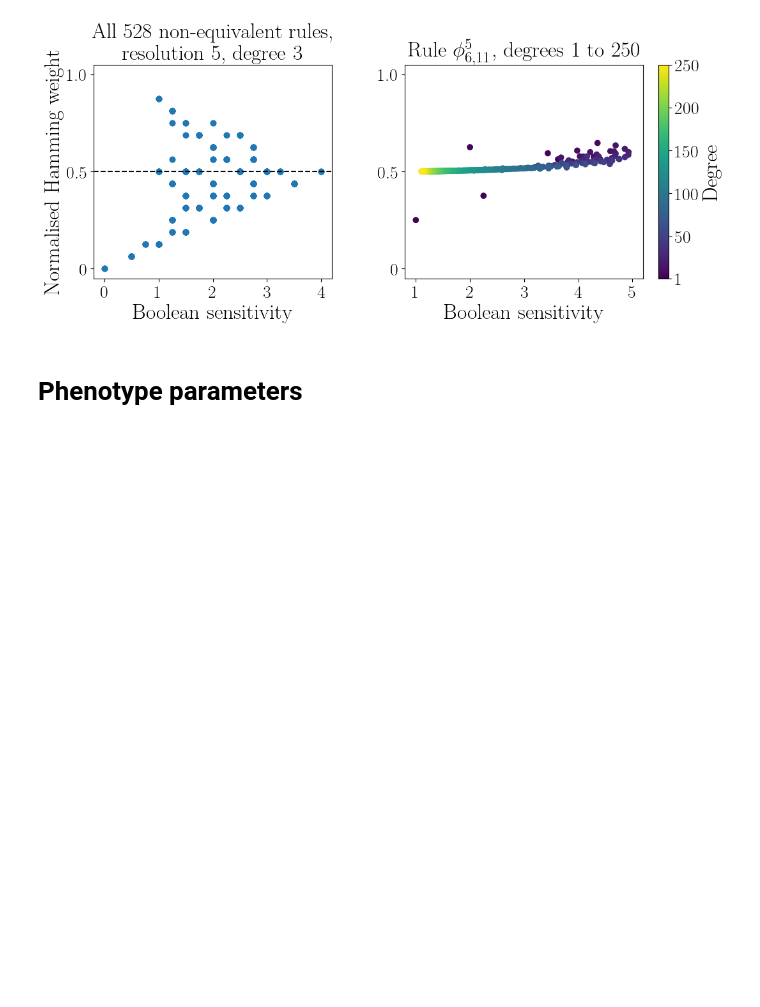
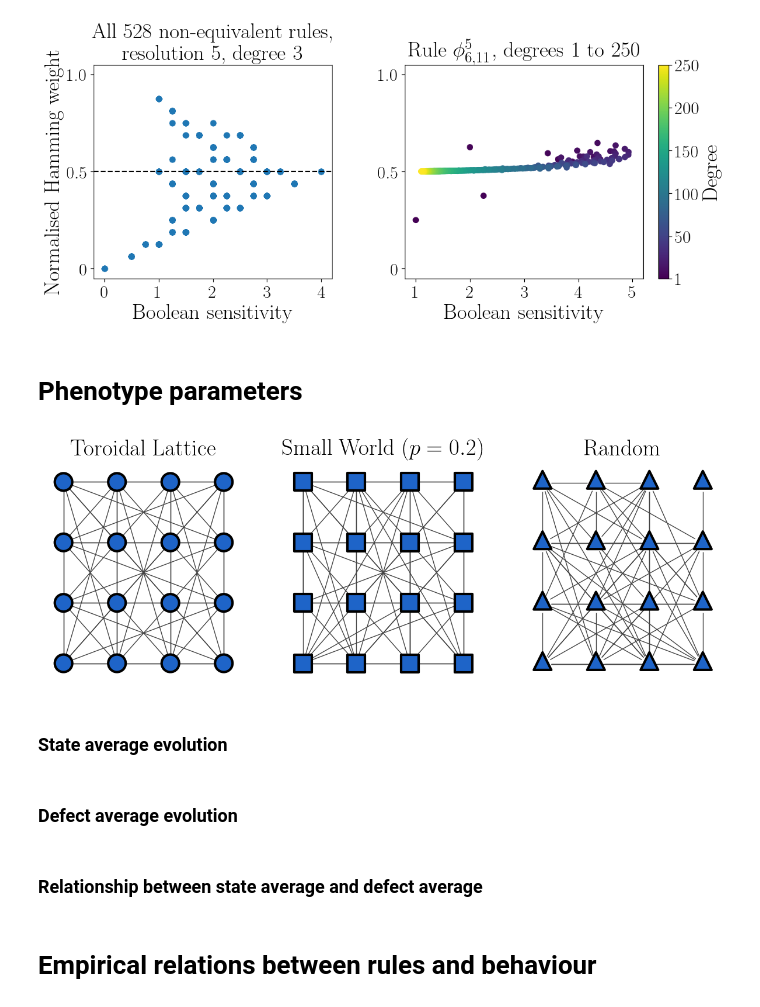
Before and after one commit to mrollier/network_automata_robustness, a Jupyter notebook: manuscript/essential-metrics_figures.ipynb, the cells around one changed output. Cells and saved outputs as stored; diff of their text form; code cells hidden in the pictures; blank space fills up the shorter version.

Commit message:
Nice exploration of different LLCAs on three different topologies

```diff
--- a/manuscript/characterisation-generate_figures.ipynb
+++ b/manuscript/essential-metrics_figures.ipynb
@@ -654,3 +656,56 @@ if SAVEFIG:
 [figure]
 # %% [markdown]
 # Phenotype parameters
+# %%
+SAVEFIG = False
+savename = "three-networks.pdf"
+
+# Parameters
+L = 4                   # Grid size (L x L) WATCH OUT with values, becomes intensive fast
+rewiring_prob = 0.2     # Rewiring probability
+
+# Create toroidal lattice and rewire
+lattice_graph = create_2d_torus_lattice(L, degree=8)
+small_world_graph = watts_strogatz_rewire(lattice_graph, rewiring_prob)
+random_graph = watts_strogatz_rewire(lattice_graph, 1.)
+
+# find edges
+lattice_graph.to_directed()
+lattice_edges = tc.tensor(lattice_graph.get_edgelist()).T
+lattice_graph.to_undirected()
+
+small_world_graph.to_directed()
+small_world_edges = tc.tensor(lattice_graph.get_edgelist()).T
+small_world_graph.to_undirected()
+
+random_graph.to_directed()
+random_edges = tc.tensor(lattice_graph.get_edgelist()).T
+random_graph.to_undirected()
+
+# save graphs and edges in list
+graphs = [lattice_graph, small_world_graph, random_graph]
+graph_names = ["Toroidal Lattice", f"Small World ($p={round(rewiring_prob,2)}$)", "Random"]
+graph_vertex_shape = ["circle", "square", "triangle"]
+edges = [lattice_edges, small_world_edges, random_edges]
+
+# Optional: Visualize
+fig, axs = plt.subplots(1,3,figsize=(15,5))
+layout = lattice_graph.layout("grid")  # Grid layout
+vertex_size  = 30
+edge_width = 1
+vertex_frame_width = 3
+fontsize = 28
+
+ugent_colors = get_ugent_colors_dict()
+colors = [ugent_colors['UGent Blue']]*3
+
+for ax, graph, name, vertex_shape, vertex_color in zip(axs[:3], graphs, graph_names, graph_vertex_shape, colors):
+    ig.plot(graph, layout=layout, vertex_size=vertex_size, edge_width=edge_width, target=ax, vertex_color=vertex_color, vertex_shape=vertex_shape, vertex_frame_width=vertex_frame_width)
+    ax.set_title(name, fontsize=fontsize)
+
+# fig.tight_layout()
+
+if SAVEFIG:
+    plt.savefig(f"figures/{savename}", bbox_inches='tight')
+# %% [output]
+[figure, added]
@@ -656,0 +735,8 @@ if SAVEFIG:
+# %% [markdown]
+### State average evolution
+# %% [markdown]
+### Defect average evolution
+# %% [markdown]
+### Relationship between state average and defect average
+# %% [markdown]
+# Empirical relations between rules and behaviour
```
Also changed, not shown: parts of 5 cells of this notebook, 3 other files.
